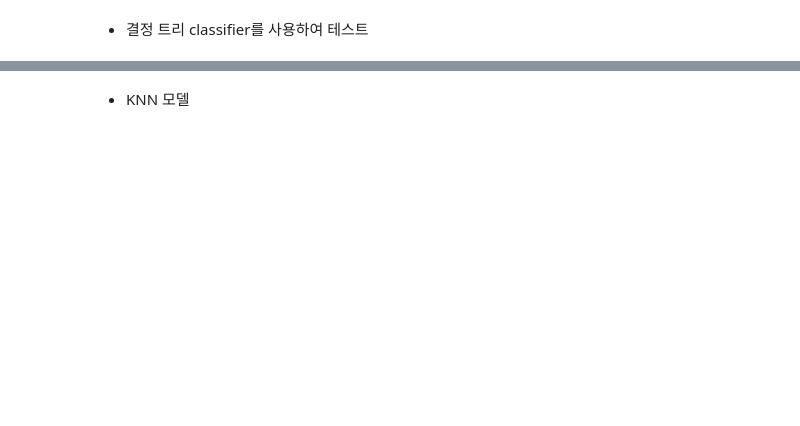
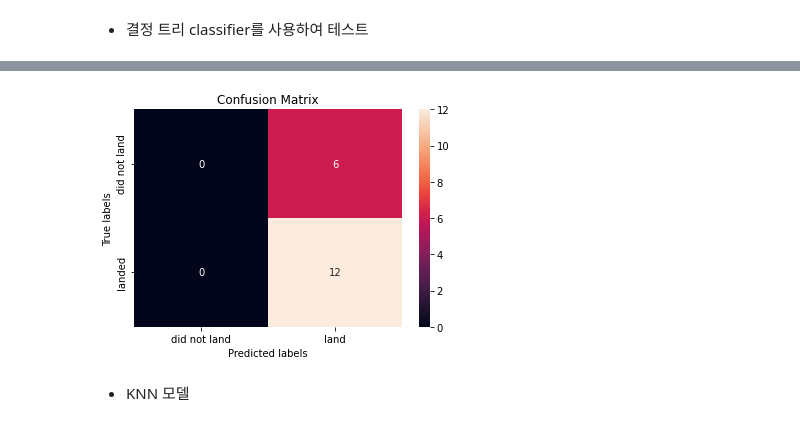
Before and after one commit to yoontaek0928/SpaceX_Falcon9_First_Stage_Landing_Prediction, a Jupyter notebook: spacex-falcon-9-firsts-stage-landing-prediction.ipynb, the cells around one changed output, grey strips where cells are left out. Saved outputs shown, nothing was run; the diff lists cells and outputs as text; code cells hidden in the pictures; blank space fills up the shorter version.

```diff
--- a/spacex-falcon-9-firsts-stage-landing-prediction.ipynb
+++ b/spacex-falcon-9-firsts-stage-landing-prediction.ipynb
@@ -257,6 +446,8 @@ print("test set accuracy : ",tree_cv.score(X_test,Y_test))
 # %%
-yhat = svm_cv.predict(X_test)
+yhat = tree_cv.predict(X_test)
 plot_confusion_matrix(Y_test,yhat)
+# %% [output]
+[figure, added]
 # %% [markdown]
 - KNN 모델
 # %%
```
Also changed, not shown: parts of 35 cells of this notebook.
